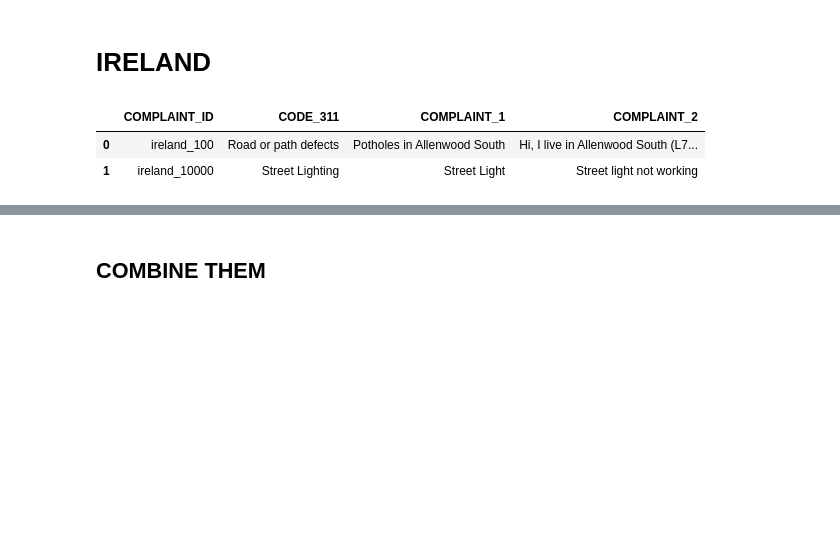
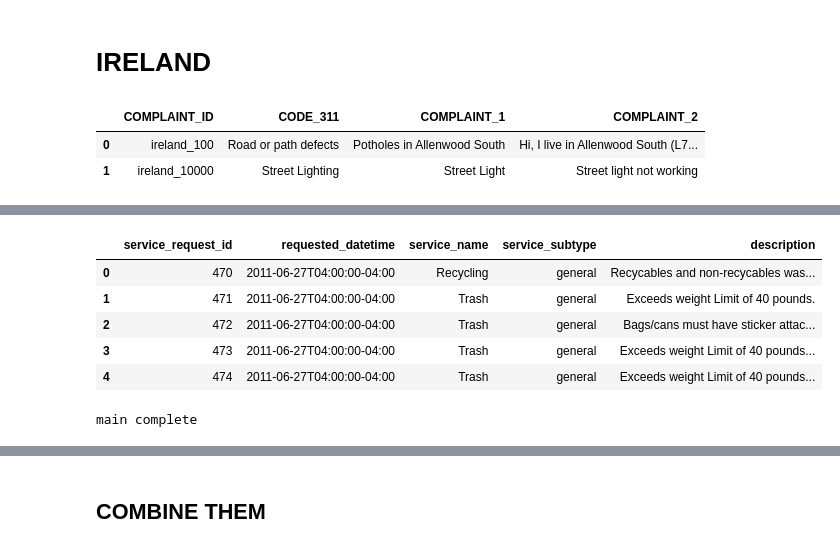
Before and after one commit to pdurkin84/W210_Gov_Complaints_Portal, a Jupyter notebook: Code/Reclassification_dictionary_datasets.ipynb, the cells around one changed output, grey strips where cells are left out. Drawn from its saved outputs; the diff is of its cells as text; code cells hidden in the pictures; blank space fills up the shorter version.

```diff
--- a/Code/Reclassification_dictionary_datasets.ipynb
+++ b/Code/Reclassification_dictionary_datasets.ipynb
@@ -235,0 +295,15 @@ df_IE.head(2)
+# %%
+df_Bloom.head()
+# %% [output]
+|  | service_request_id | requested_datetime | service_name | service_subtype | description |
+| 0 | 470 | 2011-06-27T04:00:00-04:00 | Recycling | general | Recycables and non-recycables was... |
+| 1 | 471 | 2011-06-27T04:00:00-04:00 | Trash | general | Exceeds weight Limit of 40 pounds. |
+| 2 | 472 | 2011-06-27T04:00:00-04:00 | Trash | general | Bags/cans must have sticker attac... |
+| 3 | 473 | 2011-06-27T04:00:00-04:00 | Trash | general | Exceeds weight Limit of 40 pounds... |
+| 4 | 474 | 2011-06-27T04:00:00-04:00 | Trash | general | Exceeds weight Limit of 40 pounds... |
+# %%
+df_Bloom['CATEGORY_MAIN']=df_Bloom.apply(lambda x: lookup_311_code(reclass_dict,x.CITY,x.DEPT_311,x.CODE_311)[0],axis=1)
+print('main complete')
+df_Bloom['CATEGORY_SUB']=df_Bloom.apply(lambda x: lookup_311_code(reclass_dict,x.CITY,x.DEPT_311,x.CODE_311)[1],axis=1)
+# %% [output]
+main complete
```
Also changed, not shown: parts of 29 cells of this notebook.
